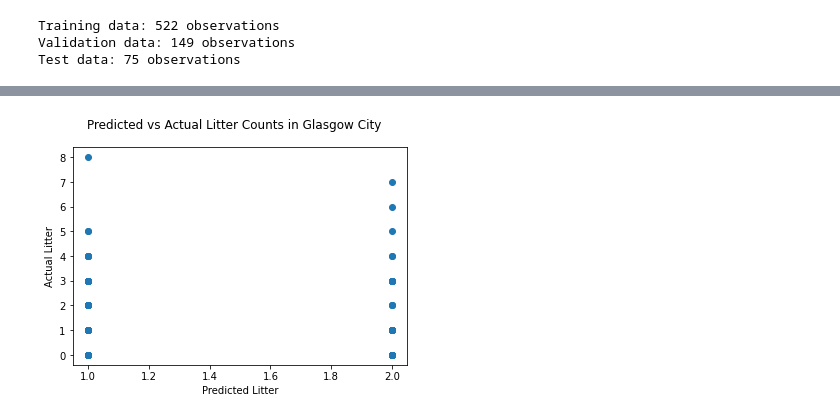
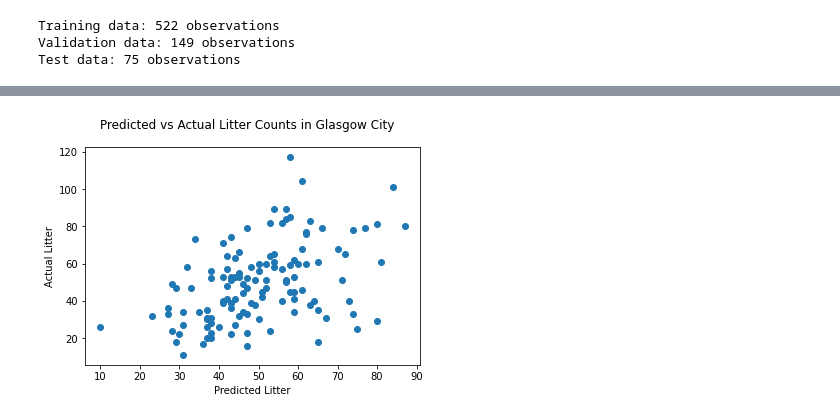
Before and after one commit to Garee/glasgow-litter, a Jupyter notebook: regression/poisson.ipynb, the cells around one changed output, grey strips where cells are left out. Drawn from its saved outputs; the diff is of its cells as text; code cells hidden in the pictures.

Commit message:
feat: add initial poisson models

```diff
--- a/regression/poisson.ipynb
+++ b/regression/poisson.ipynb
@@ -23,7 +149,7 @@ Test data: 75 observations
 from patsy import dmatrices
 import statsmodels.api as sm
 
-model_expr = "litter ~ income_count + employment_count + CIF + ALCOHOL + DRUG + SMR + EMERG + no_qualifications + overcrowded_count + nocentralheating_count "
+model_expr = "litter ~ Total_population + Working_Age_population + income_rate + income_count + employment_rate + employment_count + CIF + ALCOHOL + DRUG + SMR + DEPRESS + LBWT + EMERG + Attendance + Attainment + no_qualifications + not_participating + University + crime_count + crime_rate + overcrowded_rate + nocentralheating_rate + drive_petrol + drive_GP + drive_post + drive_primary + drive_retail + drive_secondary + PT_GP + PT_post + PT_retail + broadband"
 
 y_train, X_train = dmatrices(model_expr, df_train, return_type="dataframe")
 y_valid, X_valid = dmatrices(model_expr, df_valid, return_type="dataframe")
@@ -31,5 +157,5 @@ y_valid, X_valid = dmatrices(model_expr, df_valid, return_type="dataframe")
 model_train = sm.GLM(y_train, X_train, family=sm.families.Poisson())
 results_train = model_train.fit()
 
-print(results_train.summary())
+results_train.summary()
 # %% [output]
@@ -76,0 +211,37 @@ Name: litter, Length: 148, dtype: float64
+# %%
+import matplotlib.pyplot as plt
+
+n_bars = 20
+indices = X_valid.index[:n_bars]
+labels = df.iloc[indices]["Data_Zone"]
+y_predicted = predicted_counts[:n_bars]
+y_actual = actual_counts[:n_bars]
+y_err = abs(y_predicted - y_actual)
+
+fig, ax = plt.subplots()
+fig.set_figwidth(10)
+fig.set_figheight(10)
+x = np.arange(len(labels))
+bar_width = 0.2
+rects1 = ax.bar(x - bar_width/2, y_predicted, bar_width, label="Predicted Litter")
+rects2 = ax.bar(x + bar_width/2, y_actual, bar_width, label="Actual Litter")
+rects3 = ax.bar(x + (bar_width/2) + (bar_width/2), y_err, bar_width, label="Error")
+ax.set_ylabel("Litter")
+ax.set_title("Predicted vs Actual Litter in Glasgow City by Data Zone")
+ax.set_xticks(x)
+ax.set_xticklabels(labels, rotation=90)
+ax.legend()
+
+for rects in [rects1, rects2, rects3]:
+    for rect in rects:
+        height = rect.get_height()
+        ax.annotate(
+            f"{height}",
+            xy=(rect.get_x() + rect.get_width() / 2 + rect.get_width() / 2, height),
+            xytext=(0, 3),
+            textcoords="offset points",
+            ha="center", va='bottom'
+        )
+
+fig.tight_layout()
+plt.show()
@@ -77,11 +250,11 @@ Name: litter, Length: 148, dtype: float64
 # %%
-import matplotlib.pyplot as plt
+fig.clear()
 
 fig = plt.figure()
 fig.suptitle("Predicted vs Actual Litter Counts in Glasgow City")
 plt.scatter(x=predicted_counts, y=actual_counts)
 plt.xlabel("Predicted Litter")
 plt.ylabel("Actual Litter")
 plt.show()
 # %% [output]
-[figure, old version]
+[figure, new version]
```
Also changed, not shown: parts of 25 cells of this notebook, 1 other file.
